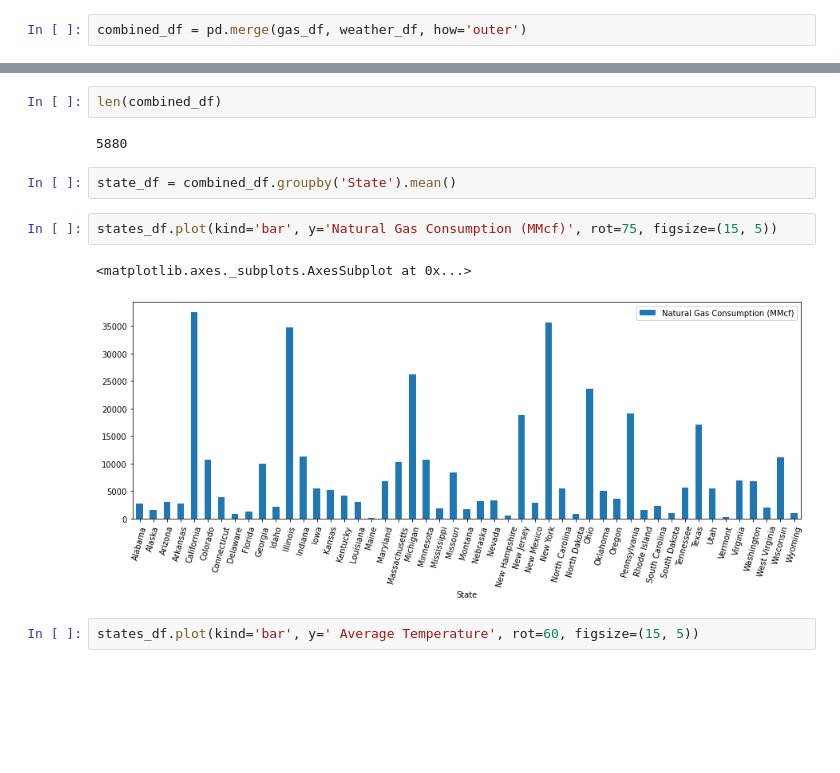
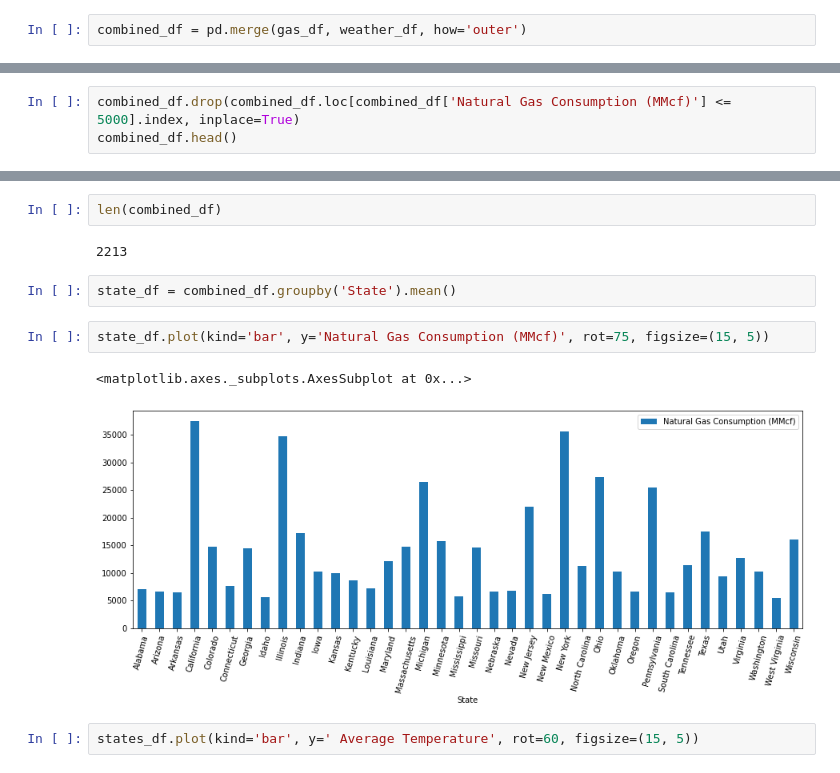
Before and after one commit to kcwf3d/databootcamp_Project_1, a Jupyter notebook: ma_pr1_data_clean.ipynb, the cells around one changed output, grey strips where cells are left out. Cells and saved outputs as stored; diff of their text form; blank space fills up the shorter version.

```diff
--- a/ma_pr1_data_clean.ipynb
+++ b/ma_pr1_data_clean.ipynb
@@ -153,0 +145,3 @@ combined_df.head()
+# %%
+combined_df.drop(combined_df.loc[combined_df['Natural Gas Consumption (MMcf)'] <= 5000].index, inplace=True)
+combined_df.head()
@@ -154,14 +155,14 @@ combined_df.head()
 # %%
 len(combined_df)
 # %% [output]
-5880
+2213
 # %%
 state_df = combined_df.groupby('State').mean()
 # %%
-states_df.plot(kind='bar', y='Natural Gas Consumption (MMcf)', rot=75, figsize=(15, 5))
+state_df.plot(kind='bar', y='Natural Gas Consumption (MMcf)', rot=75, figsize=(15, 5))
 # %% [output]
 <matplotlib.axes._subplots.AxesSubplot at 0x...>
-[figure, old version]
+[figure, new version]
 # %%
 states_df.plot(kind='bar', y=' Average Temperature', rot=60, figsize=(15, 5))
 # %% [output]
```
Also changed, not shown: parts of 16 cells of this notebook, 6 other files.
